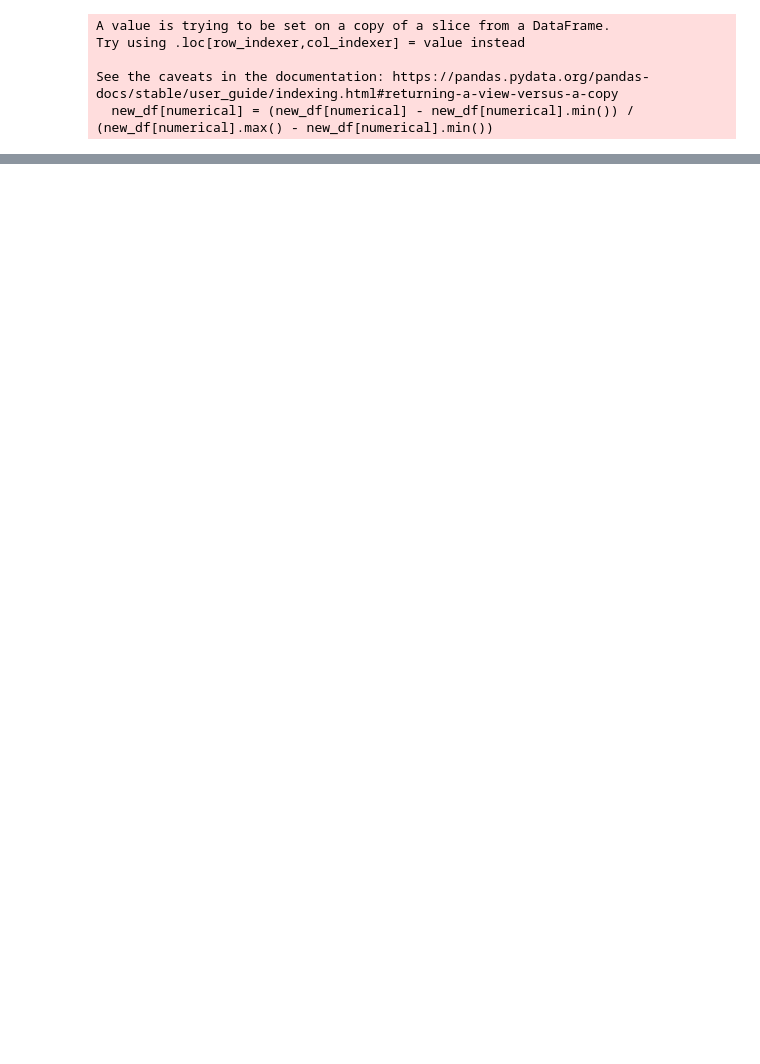
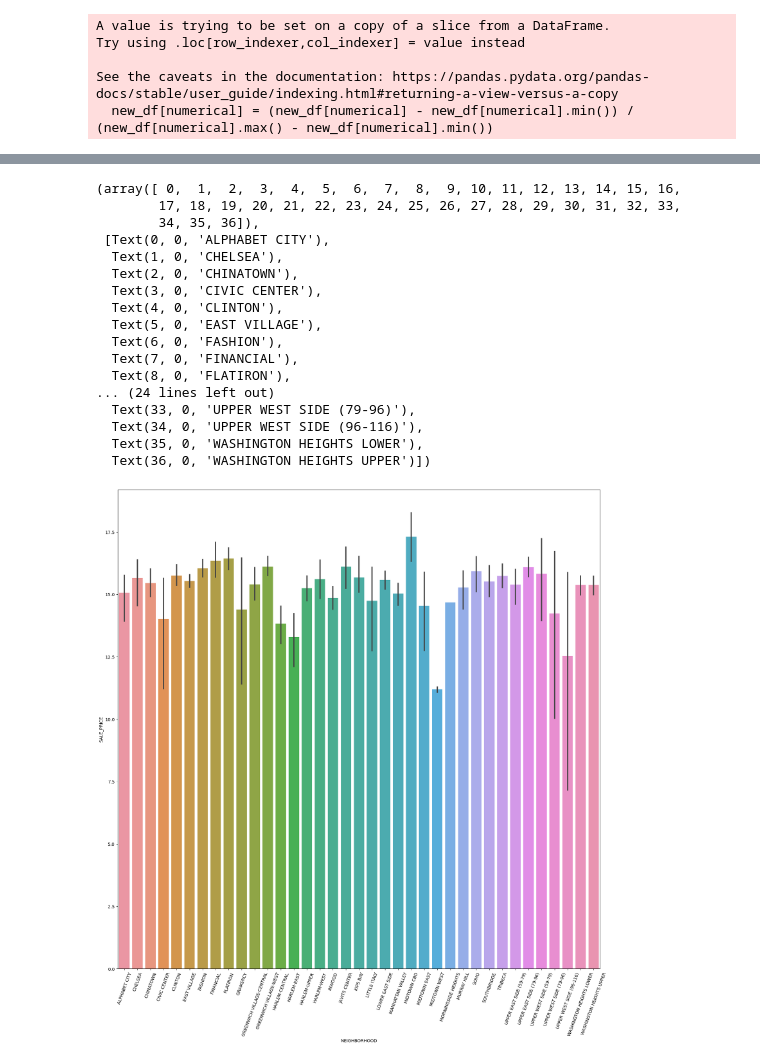
Before and after one commit to Stevedev7/Big-Data-CW, a Jupyter notebook: task1.ipynb, the cells around one changed output, grey strips where cells are left out. Saved outputs shown, nothing was run; the diff lists cells and outputs as text; code cells hidden in the pictures; blank space fills up the shorter version.

Commit message:
Add data visualization

```diff
--- a/task1.ipynb
+++ b/task1.ipynb
@@ -184,0 +156,23 @@ new_df.shape
+# %%
+plt.figure(figsize=(20, 20))
+fig = sns.barplot(data=new_df ,y='SALE_PRICE', x='NEIGHBORHOOD')
+plt.xticks(rotation=70)
+# %% [output]
+(array([ 0,  1,  2,  3,  4,  5,  6,  7,  8,  9, 10, 11, 12, 13, 14, 15, 16,
+        17, 18, 19, 20, 21, 22, 23, 24, 25, 26, 27, 28, 29, 30, 31, 32, 33,
+        34, 35, 36]),
+ [Text(0, 0, 'ALPHABET CITY'),
+  Text(1, 0, 'CHELSEA'),
+  Text(2, 0, 'CHINATOWN'),
+  Text(3, 0, 'CIVIC CENTER'),
+  Text(4, 0, 'CLINTON'),
+  Text(5, 0, 'EAST VILLAGE'),
+  Text(6, 0, 'FASHION'),
+  Text(7, 0, 'FINANCIAL'),
+  Text(8, 0, 'FLATIRON'),
+... (24 lines left out)
+  Text(33, 0, 'UPPER WEST SIDE (79-96)'),
+  Text(34, 0, 'UPPER WEST SIDE (96-116)'),
+  Text(35, 0, 'WASHINGTON HEIGHTS LOWER'),
+  Text(36, 0, 'WASHINGTON HEIGHTS UPPER')])
+[figure, added]
```
Also changed, not shown: parts of 17 cells of this notebook.
